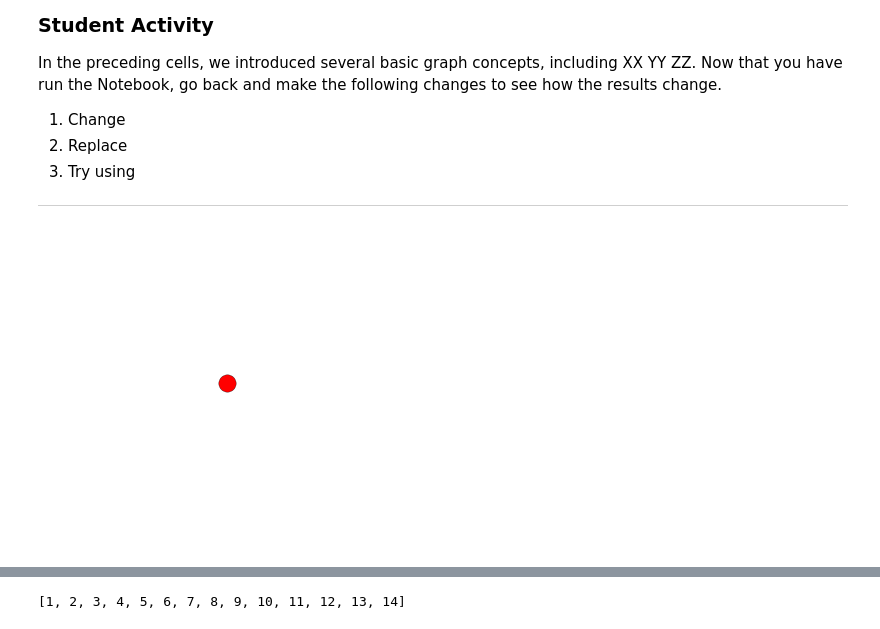
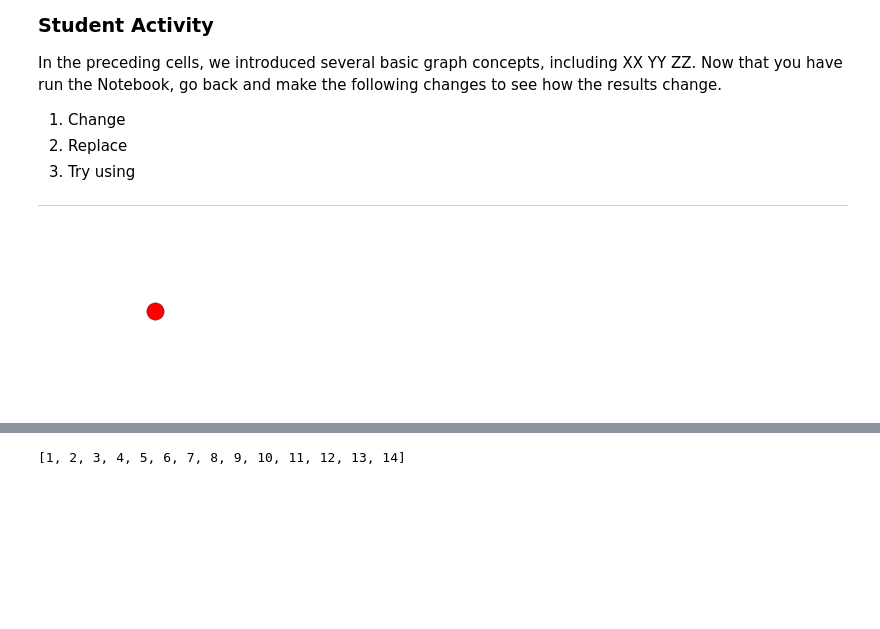
Before and after one commit to lcdm-uiuc/info490-sp16, a Jupyter notebook: Week10/notebooks/intro2na-gc.ipynb, the cells around one changed output, grey strips where cells are left out. Saved outputs shown, nothing was run; the diff lists cells and outputs as text; code cells hidden in the pictures; blank space fills up the shorter version.

```diff
--- a/Week10/notebooks/intro2na-gc.ipynb
+++ b/Week10/notebooks/intro2na-gc.ipynb
@@ -45,14 +45,14 @@ warnings.filterwarnings("ignore")
 # %%
 import networkx as nx
 
 g = nx.Graph()
 g.add_node(1)
 
-plt.figure(figsize=(4,4))
+plt.figure(figsize=(2,2))
 nx.draw(g)
 plt.show()
 # %% [output]
-[figure, old version]
+[figure, new version]
 # %%
 g.add_nodes_from([2, 3])
 
```
Also changed, not shown: parts of 43 cells of this notebook, 3 other files.
